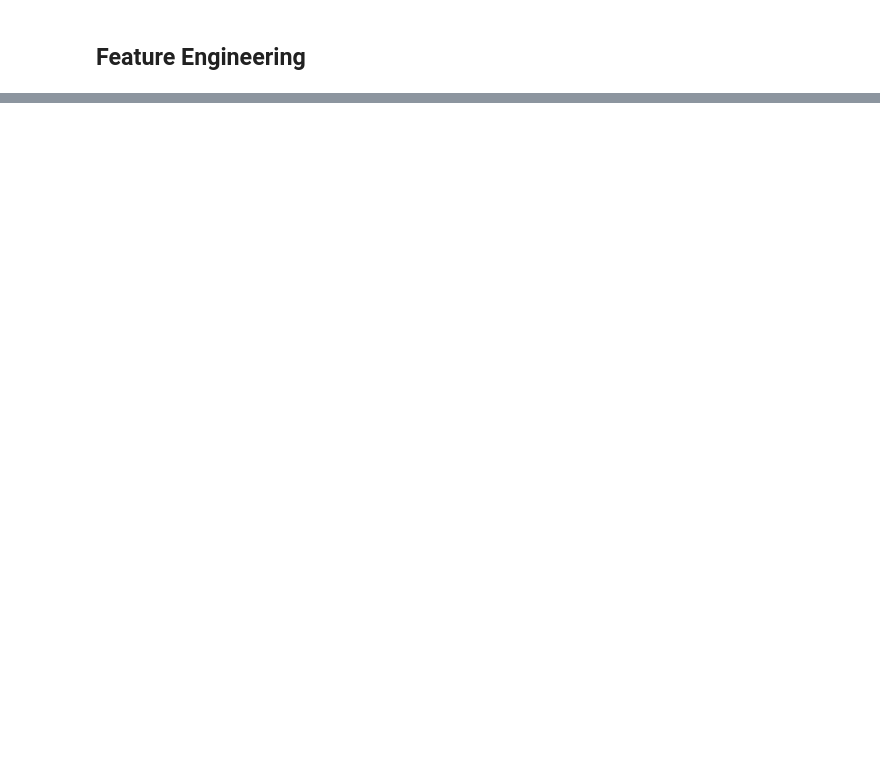
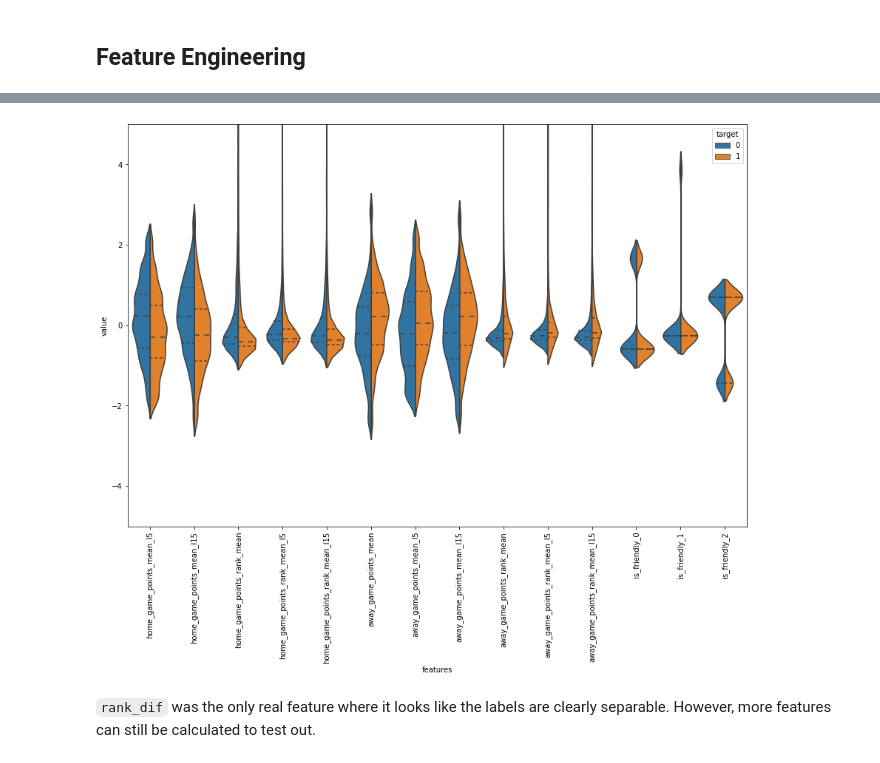
Before and after one commit to justinschubeck/WorldCup2022, a Jupyter notebook: WorldCup2022.ipynb, the cells around one changed output, grey strips where cells are left out. Saved outputs shown, nothing was run; the diff lists cells and outputs as text; code cells hidden in the pictures; blank space fills up the shorter version.

````diff
--- a/WorldCup2022.ipynb
+++ b/WorldCup2022.ipynb
@@ -184,0 +625,10 @@ df = df_wc_ranked
+# %%
+plt.figure(figsize=(15,10))
+sns.violinplot(x="features", y="value", hue="target", data=violin3,split=True, inner="quart")
+plt.xticks(rotation=90)
+plt.ylim([-5, 5]) # Uncomment to zoom in.
+plt.show()
+# %% [output]
+[figure, added]
+# %% [markdown]
+```rank_dif``` was the only real feature where it looks like the labels are clearly separable. However, more features can still be calculated to test out.
````
Also changed, not shown: parts of 134 cells of this notebook, 9 other files.
